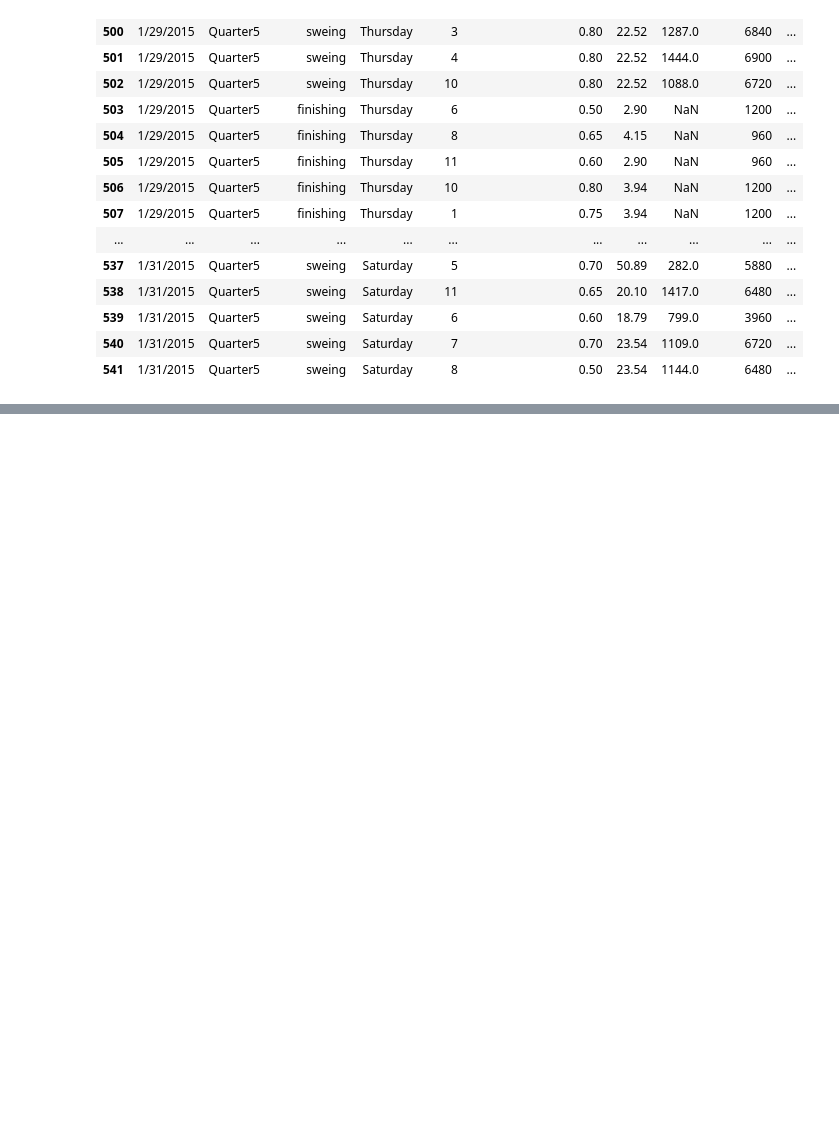
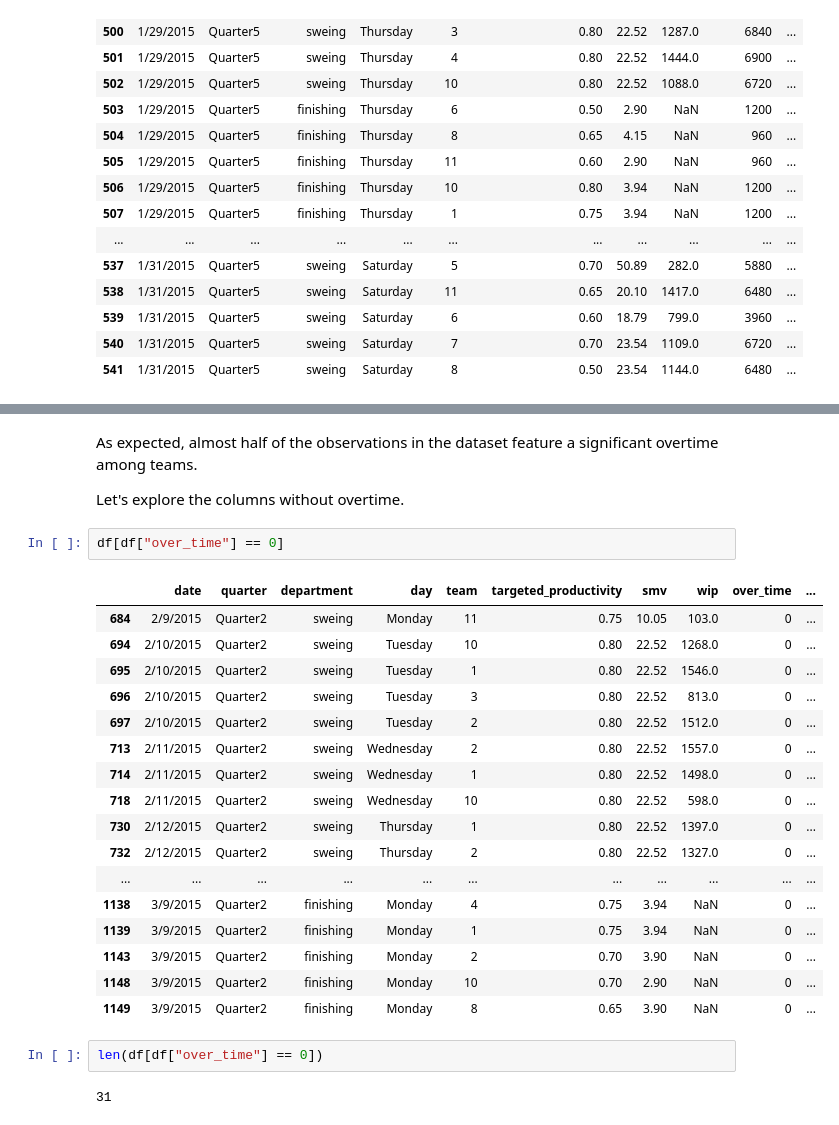
Before and after one commit to Clarkszw/clarkszw.github.io, a Jupyter notebook: Python/Employ_Productivity/Employ_Productivity.ipynb, the cells around one changed output, grey strips where cells are left out. Drawn from its saved outputs; the diff is of its cells as text; blank space fills up the shorter version.

```diff
--- a/Python/Employ_Productivity/Employ_Productivity.ipynb
+++ b/Python/Employ_Productivity/Employ_Productivity.ipynb
@@ -206,0 +402,28 @@ If we check the "dates" column, we can see that "Quarter 5" always comprises obs
+# %% [markdown]
+As expected, almost half of the observations in the dataset feature a significant overtime among teams.
+
+Let's explore the columns without overtime.
+# %%
+df[df["over_time"] == 0]
+# %% [output]
+|  | date | quarter | department | day | team | targeted_productivity | smv | wip | over_time | ... |
+| 684 | 2/9/2015 | Quarter2 | sweing | Monday | 11 | 0.75 | 10.05 | 103.0 | 0 | ... |
+| 694 | 2/10/2015 | Quarter2 | sweing | Tuesday | 10 | 0.80 | 22.52 | 1268.0 | 0 | ... |
+| 695 | 2/10/2015 | Quarter2 | sweing | Tuesday | 1 | 0.80 | 22.52 | 1546.0 | 0 | ... |
+| 696 | 2/10/2015 | Quarter2 | sweing | Tuesday | 3 | 0.80 | 22.52 | 813.0 | 0 | ... |
+| 697 | 2/10/2015 | Quarter2 | sweing | Tuesday | 2 | 0.80 | 22.52 | 1512.0 | 0 | ... |
+| 713 | 2/11/2015 | Quarter2 | sweing | Wednesday | 2 | 0.80 | 22.52 | 1557.0 | 0 | ... |
+| 714 | 2/11/2015 | Quarter2 | sweing | Wednesday | 1 | 0.80 | 22.52 | 1498.0 | 0 | ... |
+| 718 | 2/11/2015 | Quarter2 | sweing | Wednesday | 10 | 0.80 | 22.52 | 598.0 | 0 | ... |
+| 730 | 2/12/2015 | Quarter2 | sweing | Thursday | 1 | 0.80 | 22.52 | 1397.0 | 0 | ... |
+| 732 | 2/12/2015 | Quarter2 | sweing | Thursday | 2 | 0.80 | 22.52 | 1327.0 | 0 | ... |
+| ... | ... | ... | ... | ... | ... | ... | ... | ... | ... | ... |
+| 1138 | 3/9/2015 | Quarter2 | finishing | Monday | 4 | 0.75 | 3.94 | NaN | 0 | ... |
+| 1139 | 3/9/2015 | Quarter2 | finishing | Monday | 1 | 0.75 | 3.94 | NaN | 0 | ... |
+| 1143 | 3/9/2015 | Quarter2 | finishing | Monday | 2 | 0.70 | 3.90 | NaN | 0 | ... |
+| 1148 | 3/9/2015 | Quarter2 | finishing | Monday | 10 | 0.70 | 2.90 | NaN | 0 | ... |
+| 1149 | 3/9/2015 | Quarter2 | finishing | Monday | 8 | 0.65 | 3.90 | NaN | 0 | ... |
+# %%
+len(df[df["over_time"] == 0])
+# %% [output]
+31
```
Also changed, not shown: parts of 131 cells of this notebook, 1 other file.
